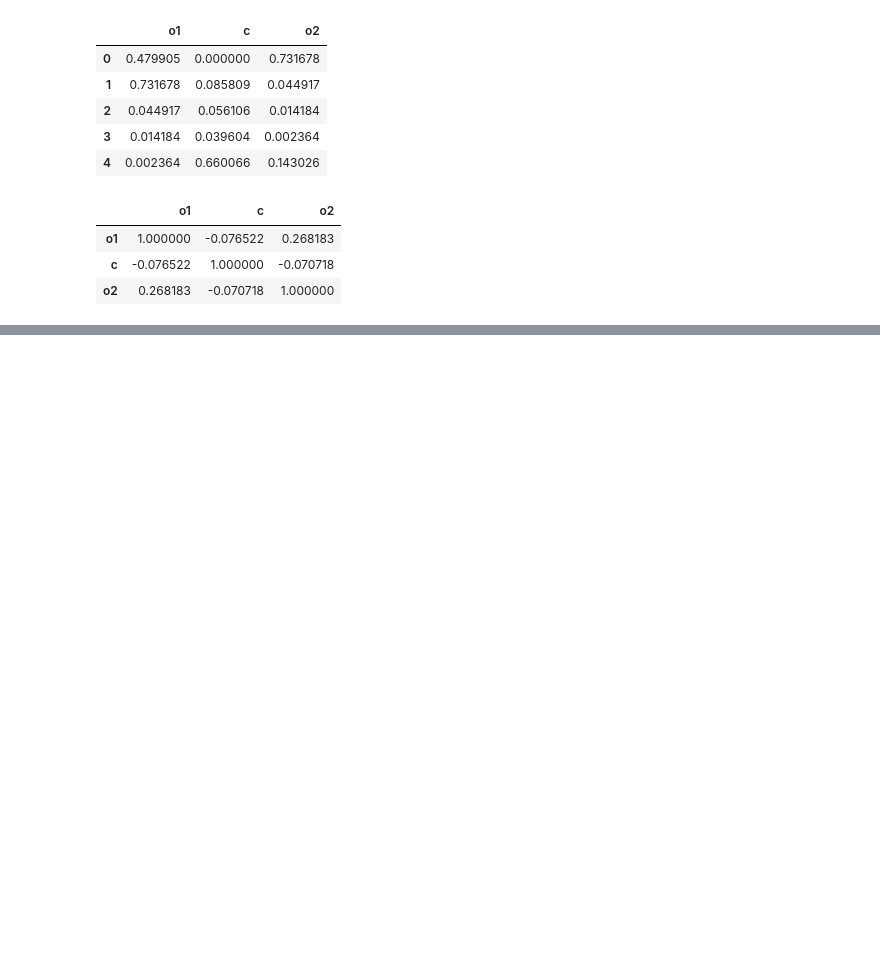
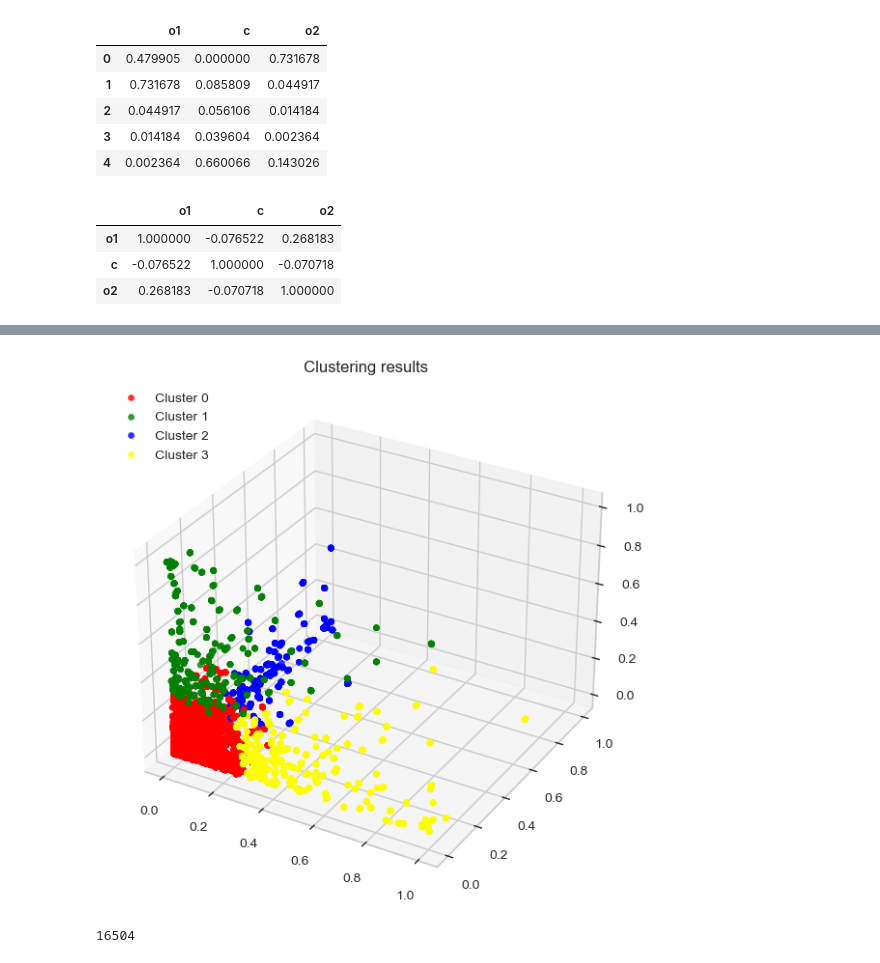
Before and after one commit to aleksanderbies/Mito_Cell_Patch_Clamp_Sequences_Dwell_Times_Clustering, a Jupyter notebook: 20_mV_hyperpolarization_&_depolarization_K_Means_Clustering.ipynb, the cells around one changed output, grey strips where cells are left out. Saved outputs shown, nothing was run; the diff lists cells and outputs as text; code cells hidden in the pictures; blank space fills up the shorter version.

```diff
--- a/20_mV_hyperpolarization_&_depolarization_K_Means_Clustering.ipynb
+++ b/20_mV_hyperpolarization_&_depolarization_K_Means_Clustering.ipynb
@@ -59,0 +75,6 @@ array([[0.0430269 , 0.04988829, 0.04400617],
+# %%
+values = df.values
+# %%
+clusters = get_all_clusters(values, k_clusters)
+# %%
+clusters = delete_target_column(clusters)
@@ -59,0 +101,9 @@ array([[0.0430269 , 0.04988829, 0.04400617],
+# %%
+cluster_0_coors = get_X_Y_Z_from_cluster(clusters[0])
+cluster_1_coors = get_X_Y_Z_from_cluster(clusters[1])
+cluster_2_coors = get_X_Y_Z_from_cluster(clusters[2])
+cluster_3_coors = get_X_Y_Z_from_cluster(clusters[3])
+# %%
+draw_clusters_scatterplot(cluster_0_coors, cluster_1_coors, cluster_2_coors, cluster_3_coors)
+# %% [output]
+[figure, added]
@@ -59,0 +121,4 @@ array([[0.0430269 , 0.04988829, 0.04400617],
+# %%
+len(invalid_cluster_values)
+# %% [output]
+16504
```
Also changed, not shown: parts of 14 cells of this notebook, 3 other files.
